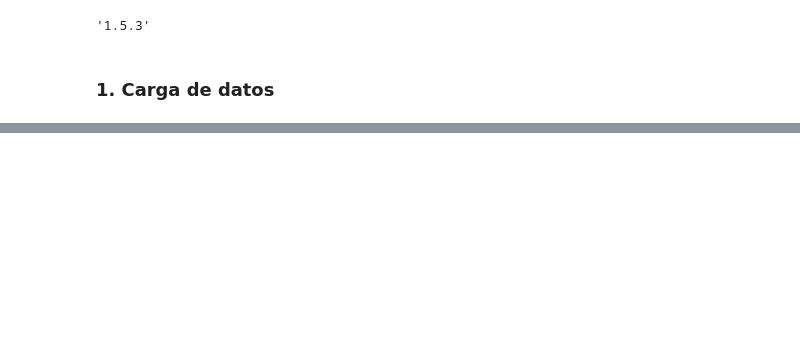
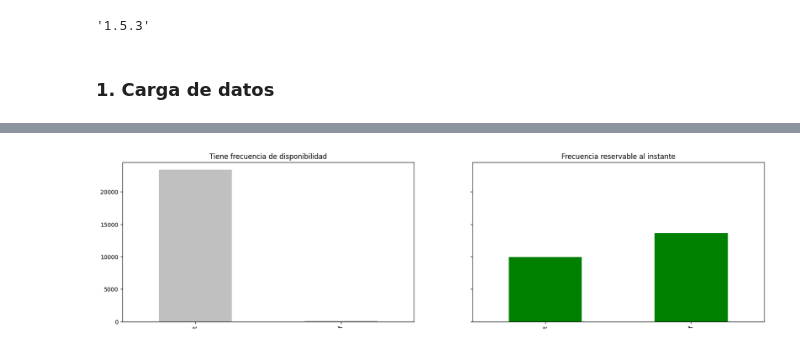
Before and after one commit to Jucavilav/Ciencia-de-datos, a Jupyter notebook: JuanCarlosAvila.ipynb, the cells around one changed output, grey strips where cells are left out. Saved outputs shown, nothing was run; the diff lists cells and outputs as text; code cells hidden in the pictures; blank space fills up the shorter version.

```diff
--- a/JuanCarlosAvila.ipynb
+++ b/JuanCarlosAvila.ipynb
@@ -38,0 +155,10 @@ listings_df = pd.read_csv("/listings.csv.gz")
+# %%
+# Gráficos para disponibilidad y reserva instantánea
+fig, (ax1, ax2) = plt.subplots(1, 2, sharey=True, figsize=(20, 5))
+listings_df["has_availability"].value_counts().plot(kind="bar", ax=ax1, color="silver")
+listings_df["instant_bookable"].value_counts().sort_index(ascending=False).plot(kind="bar", ax=ax2, color="green")
+ax1.set_title("Tiene frecuencia de disponibilidad")
+ax2.set_title("Frecuencia reservable al instante")
+plt.show()
+# %% [output]
+[figure, added]
```
Also changed, not shown: parts of 17 cells of this notebook.
